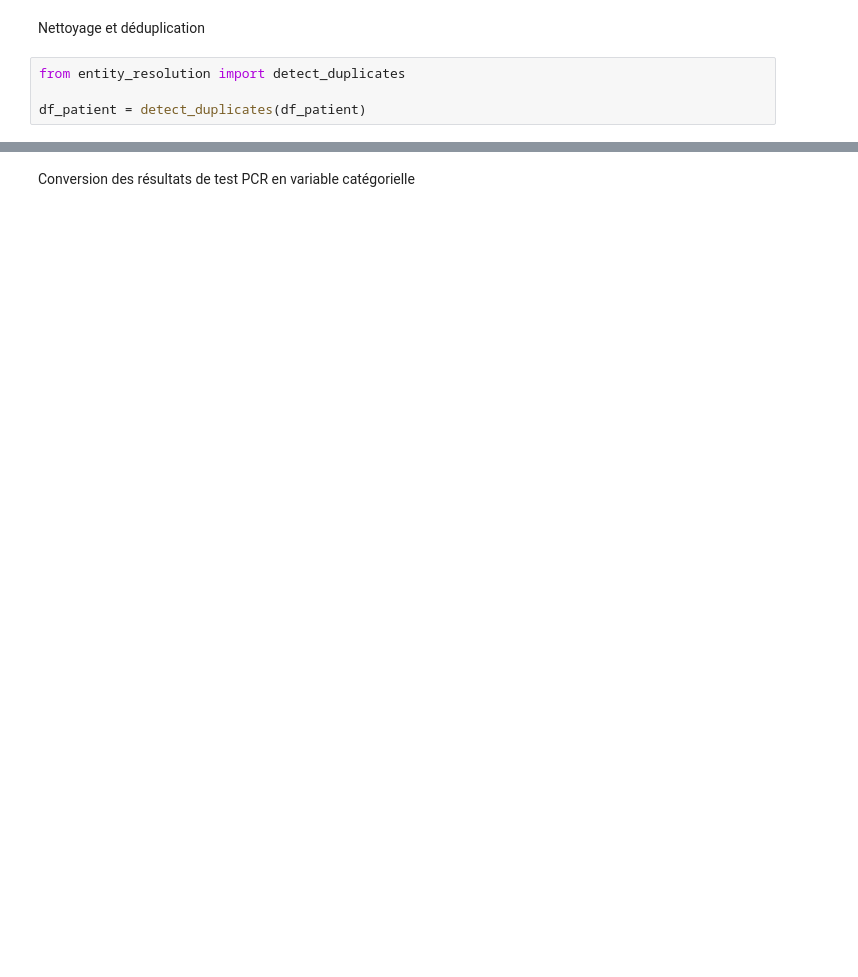
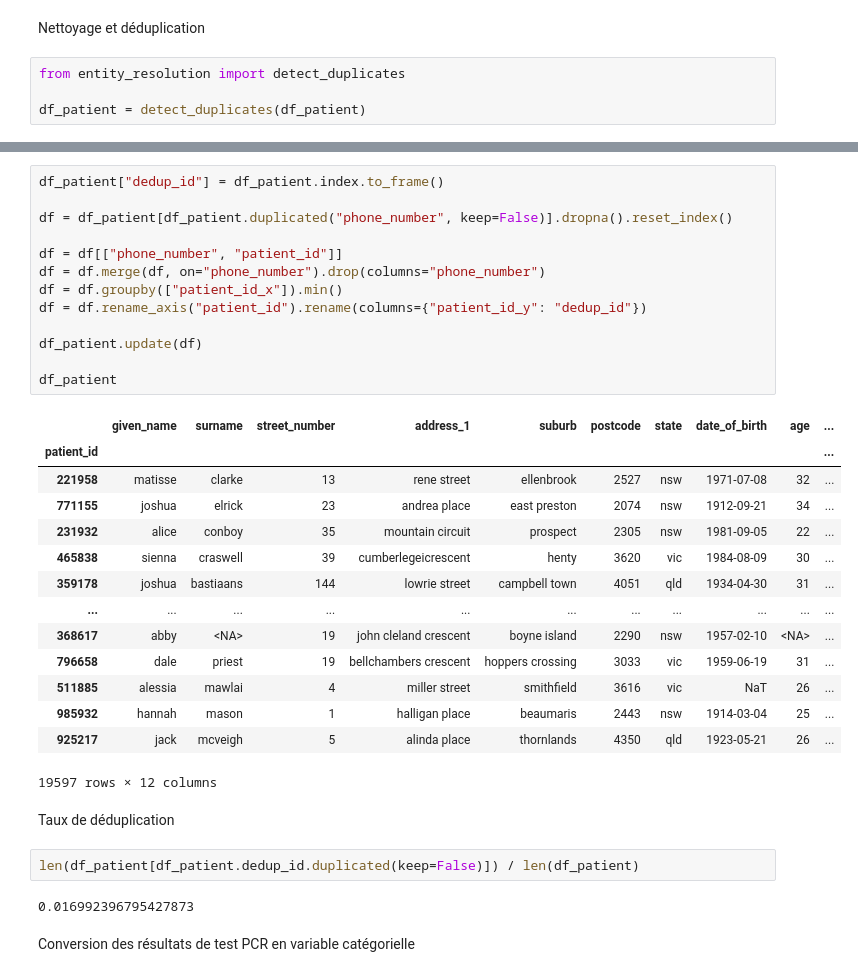
Before and after one commit to ghisvail/inria-aphp-assignment, a Jupyter notebook: eda.ipynb, the cells around one changed output, grey strips where cells are left out. Saved outputs shown, nothing was run; the diff lists cells and outputs as text; blank space fills up the shorter version.

```diff
--- a/eda.ipynb
+++ b/eda.ipynb
@@ -22,3 +33,37 @@ df_patient = detect_duplicates(df_patient)
+# %%
+df_patient["dedup_id"] = df_patient.index.to_frame()
+
+df = df_patient[df_patient.duplicated("phone_number", keep=False)].dropna().reset_index()
+
+df = df[["phone_number", "patient_id"]]
+df = df.merge(df, on="phone_number").drop(columns="phone_number")
+df = df.groupby(["patient_id_x"]).min()
+df = df.rename_axis("patient_id").rename(columns={"patient_id_y": "dedup_id"})
+
+df_patient.update(df)
+
+df_patient
+# %% [output]
+|  | given_name | surname | street_number | address_1 | suburb | postcode | state | date_of_birth | age | ... |
+| patient_id |  |  |  |  |  |  |  |  |  | ... |
+| 221958 | matisse | clarke | 13 | rene street | ellenbrook | 2527 | nsw | 1971-07-08 | 32 | ... |
+| 771155 | joshua | elrick | 23 | andrea place | east preston | 2074 | nsw | 1912-09-21 | 34 | ... |
+| 231932 | alice | conboy | 35 | mountain circuit | prospect | 2305 | nsw | 1981-09-05 | 22 | ... |
+| 465838 | sienna | craswell | 39 | cumberlegeicrescent | henty | 3620 | vic | 1984-08-09 | 30 | ... |
+| 359178 | joshua | bastiaans | 144 | lowrie street | campbell town | 4051 | qld | 1934-04-30 | 31 | ... |
+| ... | ... | ... | ... | ... | ... | ... | ... | ... | ... | ... |
+| 368617 | abby | <NA> | 19 | john cleland crescent | boyne island | 2290 | nsw | 1957-02-10 | <NA> | ... |
+| 796658 | dale | priest | 19 | bellchambers crescent | hoppers crossing | 3033 | vic | 1959-06-19 | 31 | ... |
+| 511885 | alessia | mawlai | 4 | miller street | smithfield | 3616 | vic | NaT | 26 | ... |
+| 985932 | hannah | mason | 1 | halligan place | beaumaris | 2443 | nsw | 1914-03-04 | 25 | ... |
+| 925217 | jack | mcveigh | 5 | alinda place | thornlands | 4350 | qld | 1923-05-21 | 26 | ... |
+19597 rows × 12 columns
+# %% [markdown]
+Taux de déduplication
+# %%
+len(df_patient[df_patient.dedup_id.duplicated(keep=False)]) / len(df_patient)
+# %% [output]
+0.016992396795427873
 # %% [markdown]
 Conversion des résultats de test PCR en variable catégorielle
 # %%
```
Also changed, not shown: parts of 11 cells of this notebook, 1 other file.
